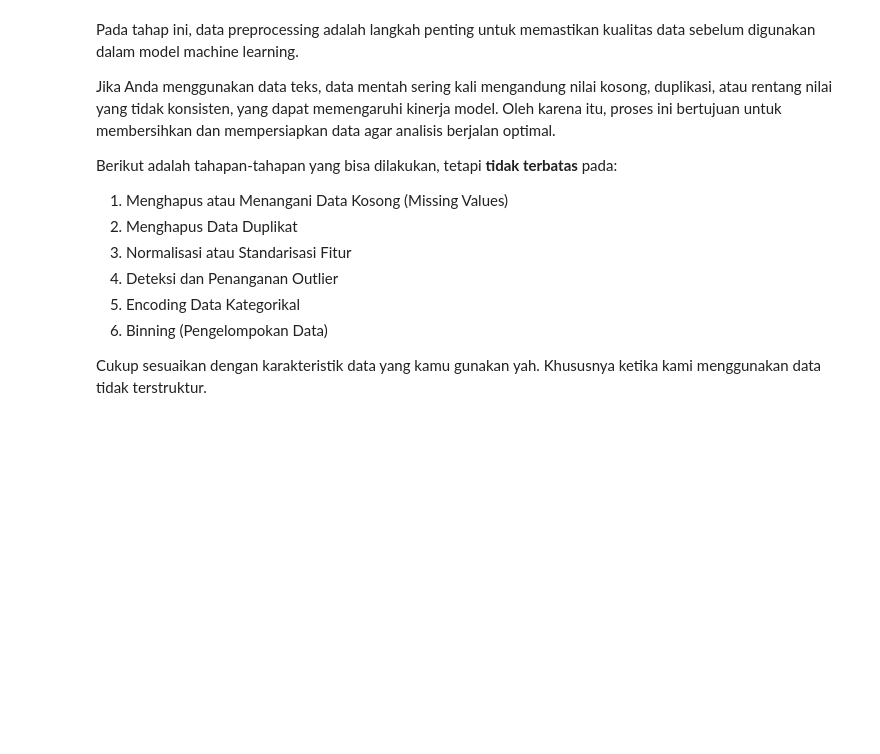
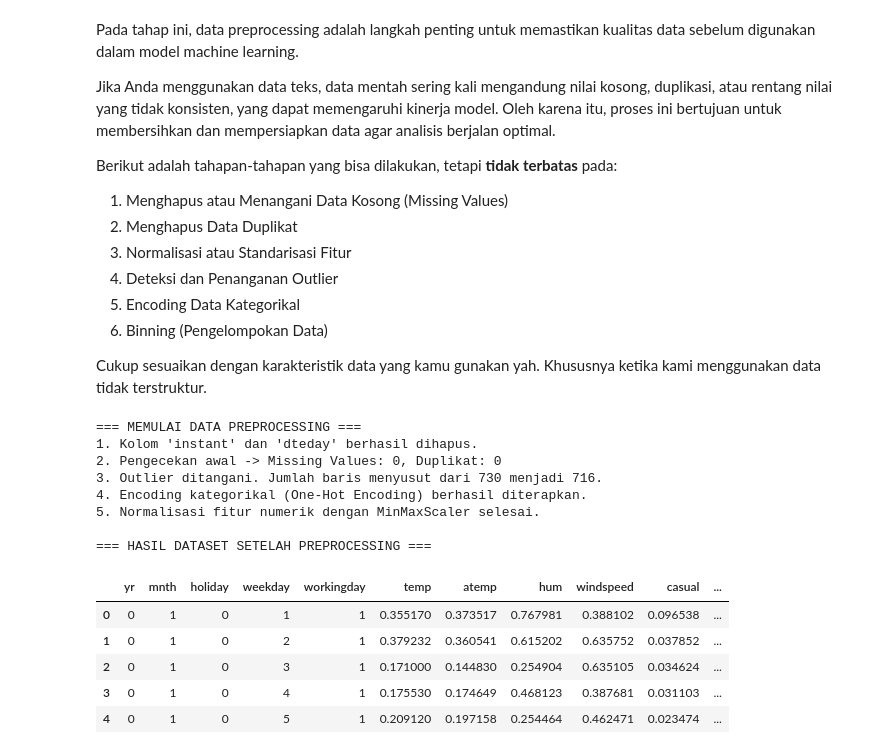
Before and after one commit to Mutasar/Eksperimen_MSML_Mutasar, a Jupyter notebook: Template_Eksperimen_MSML_Mutasar.ipynb, the cells around one changed output. Saved outputs shown, nothing was run; the diff lists cells and outputs as text; code cells hidden in the pictures; blank space fills up the shorter version.

```diff
--- a/Template_Eksperimen_MSML_Mutasar.ipynb
+++ b/Template_Eksperimen_MSML_Mutasar.ipynb
@@ -155,3 +150,75 @@ Berikut adalah tahapan-tahapan yang bisa dilakukan, tetapi **tidak terbatas** pa
 6. Binning (Pengelompokan Data)
 
 Cukup sesuaikan dengan karakteristik data yang kamu gunakan yah. Khususnya ketika kami menggunakan data tidak terstruktur.
+# %%
+from sklearn.preprocessing import MinMaxScaler
+import numpy as np
+
+print("=== MEMULAI DATA PREPROCESSING ===")
+
+# Salin dataframe agar raw data tidak tertimpa
+df_clean = df.copy()
+
+# 1. Menghapus Kolom Tidak Relevan
+kolom_drop = ['instant', 'dteday']
+df_clean = df_clean.drop(columns=[col for col in kolom_drop if col in df_clean.columns], errors='ignore')
+print("1. Kolom 'instant' dan 'dteday' berhasil dihapus.")
+
+# 2. Cek & Hapus Missing Values dan Duplikat
+missing_val = df_clean.isnull().sum().sum()
+duplikat_val = df_clean.duplicated().sum()
+print(f"2. Pengecekan awal -> Missing Values: {missing_val}, Duplikat: {duplikat_val}")
+df_clean = df_clean.drop_duplicates()
+
+# 3. Penanganan Outlier (Metode IQR)
+# Fokus pada 'windspeed' dan 'hum' karena sering memiliki outlier natural
+fitur_outlier = ['windspeed', 'hum']
+baris_awal = len(df_clean)
+
+for col in fitur_outlier:
+    Q1 = df_clean[col].quantile(0.25)
+    Q3 = df_clean[col].quantile(0.75)
+    IQR = Q3 - Q1
+    batas_bawah = Q1 - 1.5 * IQR
+    batas_atas = Q3 + 1.5 * IQR
+
+    # Filter data yang berada di dalam batas wajar
+    df_clean = df_clean[(df_clean[col] >= batas_bawah) & (df_clean[col] <= batas_atas)]
+
+baris_akhir = len(df_clean)
+print(f"3. Outlier ditangani. Jumlah baris menyusut dari {baris_awal} menjadi {baris_akhir}.")
+
+# 4. Encoding Data Kategorikal (One-Hot Encoding)
+# Variabel season dan weathersit adalah nominal, harus di-encode
+kategorikal_cols = ['season', 'weathersit']
+df_clean = pd.get_dummies(df_clean, columns=kategorikal_cols, drop_first=False)
+# Konversi boolean (True/False) ke integer (1/0) akibat efek get_dummies pandas terbaru
+for col in df_clean.columns:
+    if df_clean[col].dtype == 'bool':
+        df_clean[col] = df_clean[col].astype(int)
+print("4. Encoding kategorikal (One-Hot Encoding) berhasil diterapkan.")
+
+# 5. Normalisasi Fitur Numerik
+scaler = MinMaxScaler()
+numerik_cols = ['temp', 'atemp', 'hum', 'windspeed', 'casual', 'registered']
+df_clean[numerik_cols] = scaler.fit_transform(df_clean[numerik_cols])
+print("5. Normalisasi fitur numerik dengan MinMaxScaler selesai.")
+
+# Menampilkan hasil akhir
+print("\n=== HASIL DATASET SETELAH PREPROCESSING ===")
+display(df_clean.head())
+# %% [output]
+=== MEMULAI DATA PREPROCESSING ===
+1. Kolom 'instant' dan 'dteday' berhasil dihapus.
+2. Pengecekan awal -> Missing Values: 0, Duplikat: 0
+3. Outlier ditangani. Jumlah baris menyusut dari 730 menjadi 716.
+4. Encoding kategorikal (One-Hot Encoding) berhasil diterapkan.
+5. Normalisasi fitur numerik dengan MinMaxScaler selesai.
+
+=== HASIL DATASET SETELAH PREPROCESSING ===
+|  | yr | mnth | holiday | weekday | workingday | temp | atemp | hum | windspeed | casual | ... |
+| 0 | 0 | 1 | 0 | 1 | 1 | 0.355170 | 0.373517 | 0.767981 | 0.388102 | 0.096538 | ... |
+| 1 | 0 | 1 | 0 | 2 | 1 | 0.379232 | 0.360541 | 0.615202 | 0.635752 | 0.037852 | ... |
+| 2 | 0 | 1 | 0 | 3 | 1 | 0.171000 | 0.144830 | 0.254904 | 0.635105 | 0.034624 | ... |
+| 3 | 0 | 1 | 0 | 4 | 1 | 0.175530 | 0.174649 | 0.468123 | 0.387681 | 0.031103 | ... |
+| 4 | 0 | 1 | 0 | 5 | 1 | 0.209120 | 0.197158 | 0.254464 | 0.462471 | 0.023474 | ... |
```
Also changed, not shown: parts of 1 cell of this notebook.
